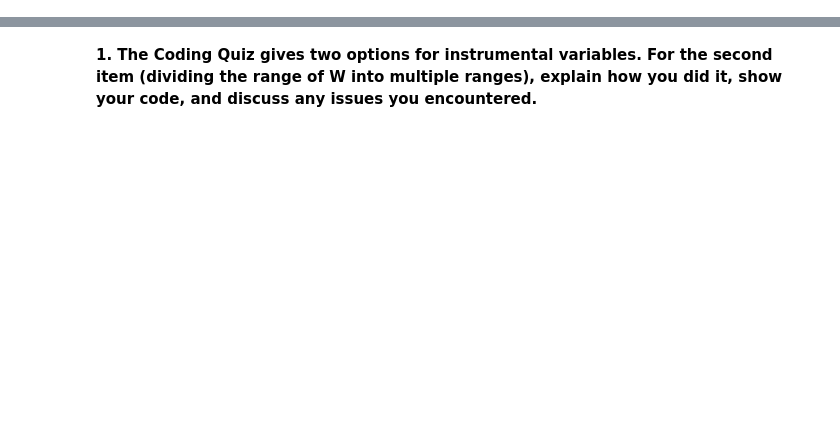
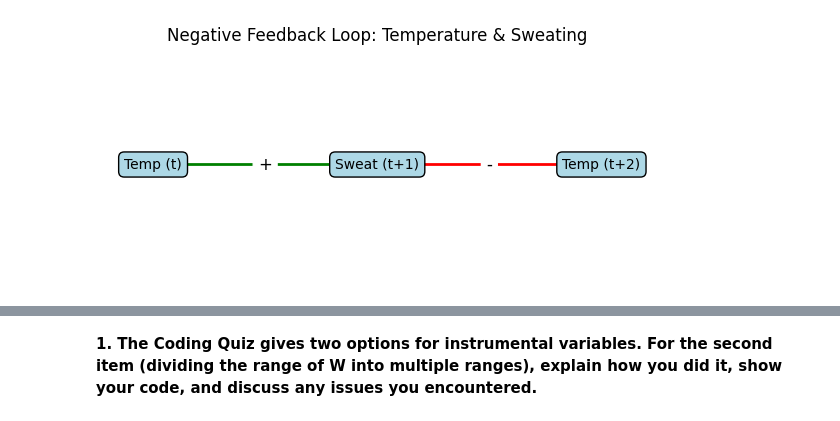
Before and after one commit to muathdb/Week-5-8-HW-reflection, a Jupyter notebook: Week 5-8 reflection-abusamreh-Muath.ipynb, the cells around one changed output, grey strips where cells are left out. Drawn from its saved outputs; the diff is of its cells as text; code cells hidden in the pictures; blank space fills up the shorter version.

```diff
--- a/Week 5-8 reflection-abusamreh-Muath.ipynb
+++ b/Week 5-8 reflection-abusamreh-Muath.ipynb
@@ -501,0 +13,42 @@ DiD (regression interaction coef) = 4.3622
+# %%
+import matplotlib.pyplot as plt
+import networkx as nx
+
+# Create directed graph
+G = nx.DiGraph()
+
+# Add nodes
+G.add_nodes_from(["Temp (t)", "Sweat (t+1)", "Temp (t+2)"])
+
+# Add edges with labels and sign info
+G.add_edge("Temp (t)", "Sweat (t+1)", label="+", color="green")
+G.add_edge("Sweat (t+1)", "Temp (t+2)", label="-", color="red")
+
+# Set positions for a clean layout
+pos = {
+    "Temp (t)": (0, 0),
+    "Sweat (t+1)": (1, 0),
+    "Temp (t+2)": (2, 0)
+}
+
+plt.figure(figsize=(7, 3))
+
+# Draw colored edges first
+edge_colors = [G[u][v]['color'] for u, v in G.edges()]
+nx.draw_networkx_edges(G, pos, edgelist=G.edges(), edge_color=edge_colors, arrows=True,
+                       arrowstyle='-|>', arrowsize=25, width=2)
+
+# Draw nodes manually as rounded rectangles
+ax = plt.gca()
+for node, (x, y) in pos.items():
+    ax.text(x, y, node, bbox=dict(boxstyle="round,pad=0.4", fc="lightblue", ec="black"), ha='center', va='center', fontsize=10)
+
+# Draw edge labels (+ / -)
+edge_labels = nx.get_edge_attributes(G, 'label')
+nx.draw_networkx_edge_labels(G, pos, edge_labels=edge_labels, font_size=12)
+
+plt.title("Negative Feedback Loop: Temperature & Sweating")
+plt.axis('off')
+plt.show()
+# %% [output]
+[figure, added]
```
Also changed, not shown: parts of 65 cells of this notebook.
